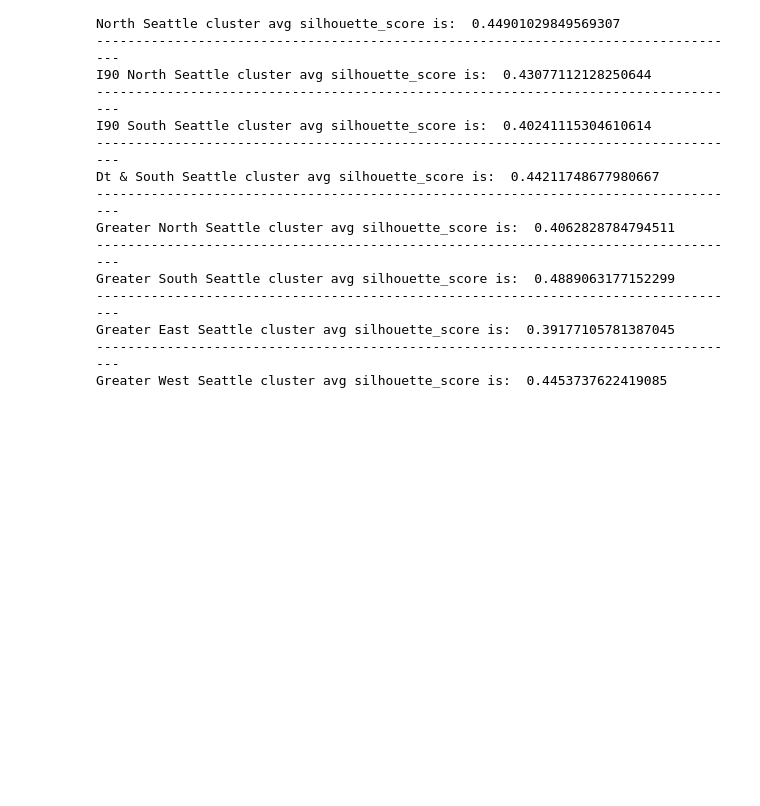
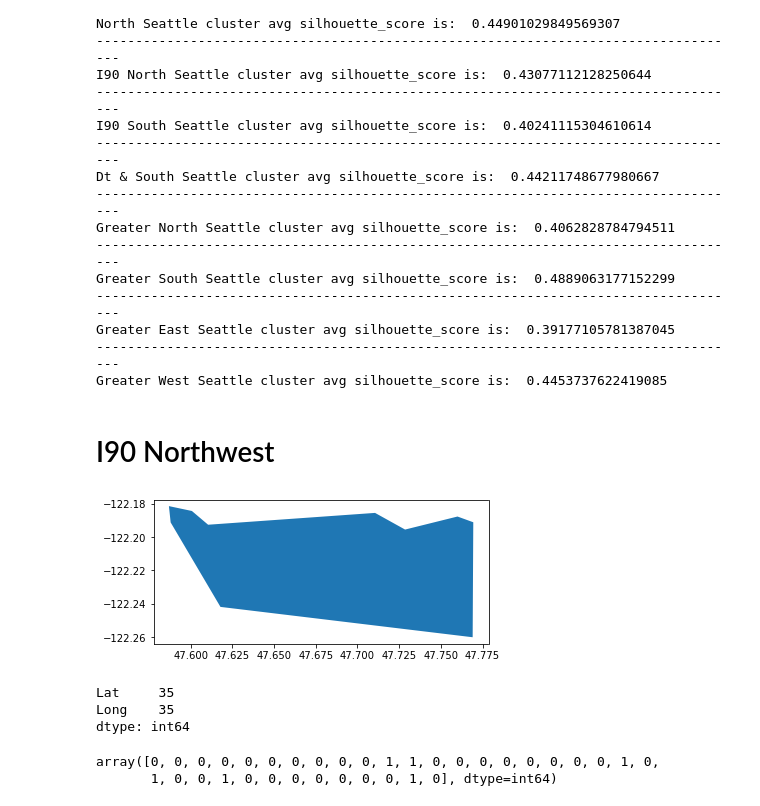
Before and after one commit to baew-seattleu/carnivore-spotter, a Jupyter notebook: carnivore2021_hierarchical_SubRegions.ipynb, the cells around one changed output. Saved outputs shown, nothing was run; the diff lists cells and outputs as text; code cells hidden in the pictures; blank space fills up the shorter version.

```diff
--- a/carnivore2021_hierarchical_SubRegions.ipynb
+++ b/carnivore2021_hierarchical_SubRegions.ipynb
@@ -859,3 +861,36 @@ Greater South Seattle cluster avg silhouette_score is:  0.4889063177152299
 Greater East Seattle cluster avg silhouette_score is:  0.39177105781387045
 -----------------------------------------------------------------------------------
 Greater West Seattle cluster avg silhouette_score is:  0.4453737622419085
+# %% [markdown]
+# I90 Northwest
+# %%
+I90NW = [(47.769072,-122.259744),(47.769444,-122.191219),(47.759983,-122.187785),
+         (47.728554,-122.195599),(47.71055,-122.185608),(47.610465,-122.192699),
+         (47.600743,-122.184459),(47.586966,-122.181541),(47.588008,-122.191326),
+         (47.617871,-122.241966),(47.769025,-122.260156)]
+# %%
+polygon_I90NW = Polygon(I90NW)
+p = gpd.GeoSeries(polygon_I90NW)
+p.plot()
+plt.show()
+# %% [output]
+[figure, added]
+# %%
+p_in_I90NW_2019 = []
+for p in rec19_king_numpy:
+    point = Point(p[0],p[1])
+    if (polygon_I90NW.contains(point)):
+        p_in_I90NW_2019.append(p)
+
+df19_I90NW = pd.DataFrame(np.array(p_in_I90NW_2019) , columns=['Lat','Long'])
+df19_I90NW.count()
+# %% [output]
+Lat     35
+Long    35
+dtype: int64
+# %%
+rec19_I90NW = AgglomerativeClustering(n_clusters =2, affinity='euclidean',linkage='ward')
+rec19_I90NW.fit_predict(df19_I90NW)
+# %% [output]
+array([0, 0, 0, 0, 0, 0, 0, 0, 0, 0, 1, 1, 0, 0, 0, 0, 0, 0, 0, 0, 1, 0,
+       1, 0, 0, 1, 0, 0, 0, 0, 0, 0, 0, 1, 0], dtype=int64)
```
Also changed, not shown: parts of 68 cells of this notebook, 1 other file.
